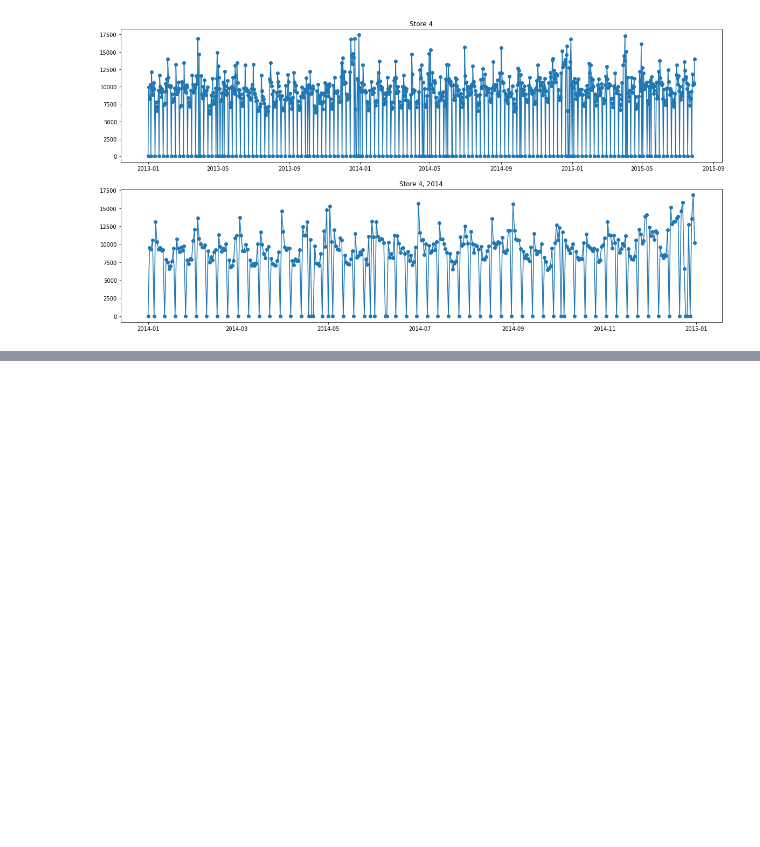
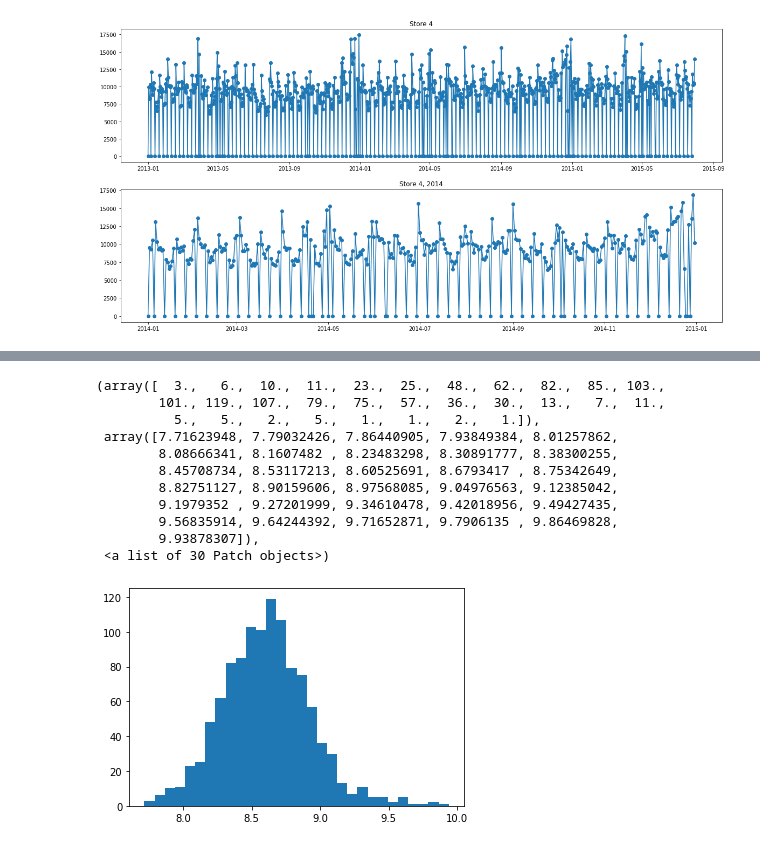
Before and after one commit to RYees/Pharmaceutical_Sales_prediction, a Jupyter notebook: notebooks/Random_forest.ipynb, the cells around one changed output, grey strips where cells are left out. Drawn from its saved outputs; the diff is of its cells as text; code cells hidden in the pictures; blank space fills up the shorter version.

```diff
--- a/notebooks/Random_forest.ipynb
+++ b/notebooks/Random_forest.ipynb
@@ -6,10 +6,10 @@ import numpy as np
 import matplotlib.pyplot as plt
 import matplotlib.dates
 import datetime
-%matplotlib inline
-train = pd.read_csv('../data/train.csv')
-store = pd.read_csv('../data/store.csv')
-test = pd.read_csv('../data/test.csv')
+
+train = pd.read_csv('/content/drive/MyDrive/Pharmaceutical_Sales_prediction/data/train.csv')
+store = pd.read_csv('/content/drive/MyDrive/Pharmaceutical_Sales_prediction/data/store.csv')
+test = pd.read_csv('/content/drive/MyDrive/Pharmaceutical_Sales_prediction/data/test.csv')
 
 store.head()
 # %% [output]
@@ -76,0 +88,15 @@ plt.title("Distribution of log(Sales)")
+# %%
+plt.hist([np.log(train.groupby('Store').Sales.mean()) ],bins=30)
+# %% [output]
+(array([  3.,   6.,  10.,  11.,  23.,  25.,  48.,  62.,  82.,  85., 103.,
+        101., 119., 107.,  79.,  75.,  57.,  36.,  30.,  13.,   7.,  11.,
+          5.,   5.,   2.,   5.,   1.,   1.,   2.,   1.]),
+ array([7.71623948, 7.79032426, 7.86440905, 7.93849384, 8.01257862,
+        8.08666341, 8.1607482 , 8.23483298, 8.30891777, 8.38300255,
+        8.45708734, 8.53117213, 8.60525691, 8.6793417 , 8.75342649,
+        8.82751127, 8.90159606, 8.97568085, 9.04976563, 9.12385042,
+        9.1979352 , 9.27201999, 9.34610478, 9.42018956, 9.49427435,
+        9.56835914, 9.64244392, 9.71652871, 9.7906135 , 9.86469828,
+        9.93878307]),
+ <a list of 30 Patch objects>)
+[figure, added]
```
Also changed, not shown: parts of 11 cells of this notebook, 1 other file.
